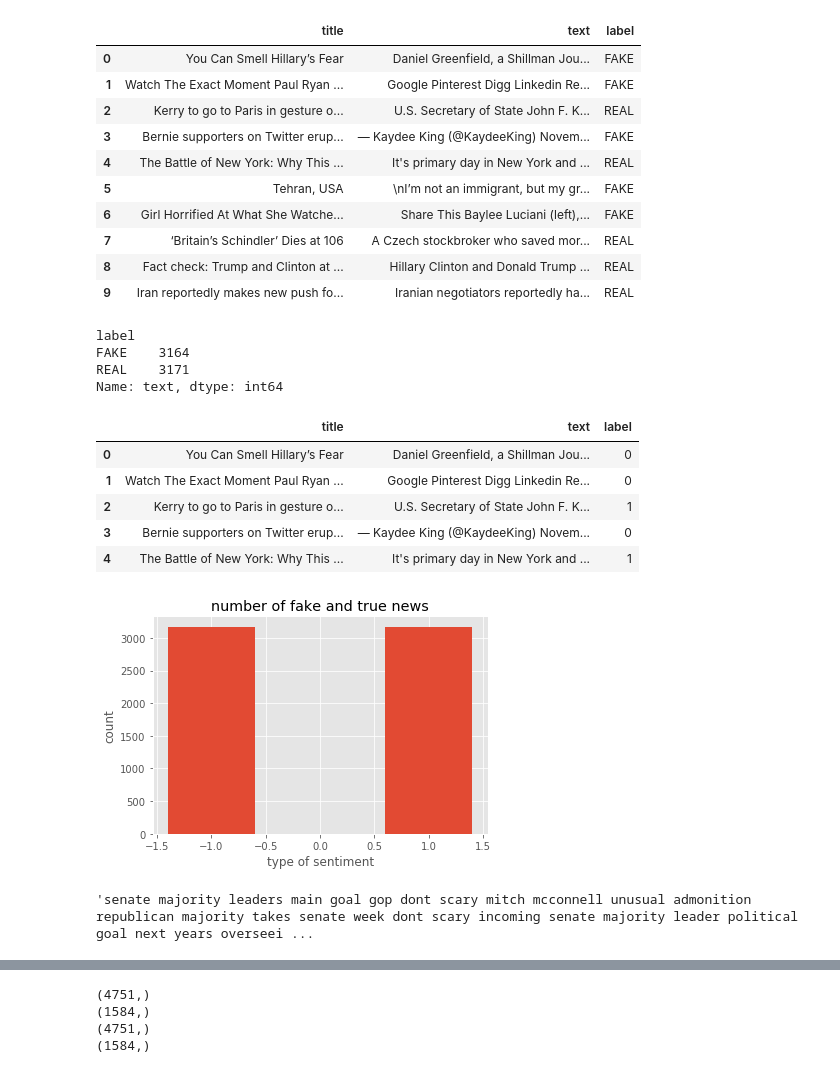
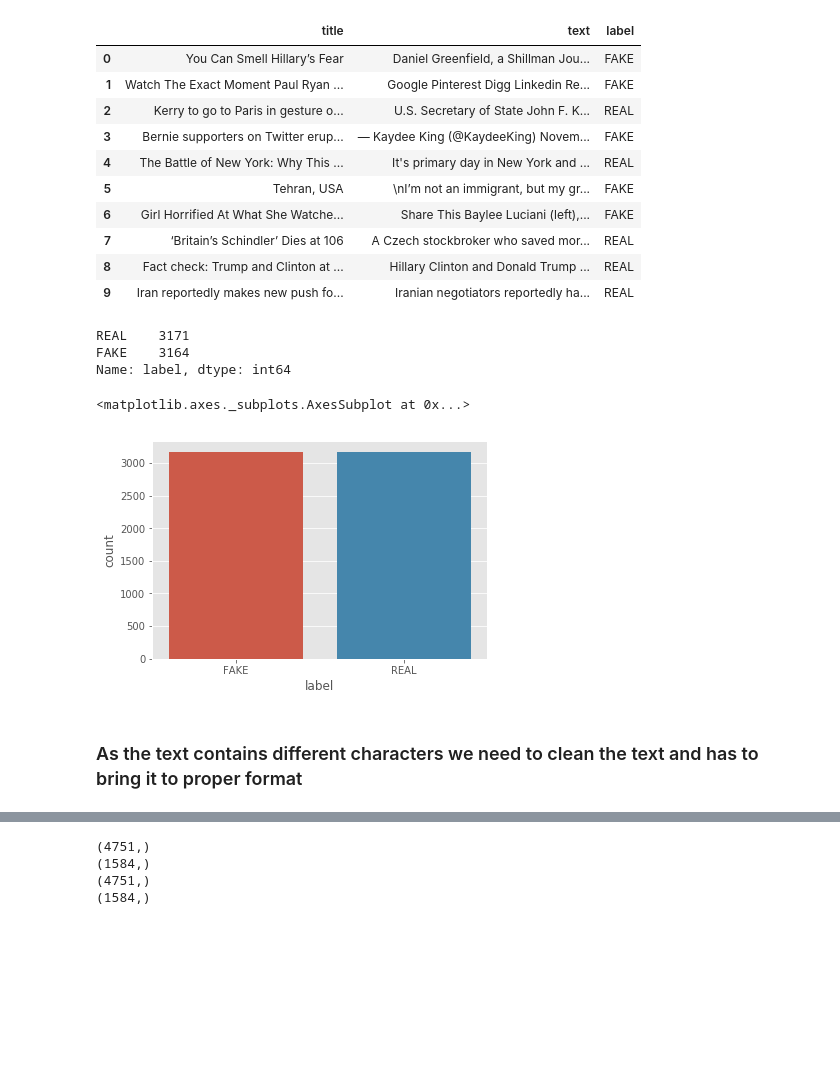
Before and after one commit to aditya-karampudi/Fake-news, a Jupyter notebook: fake_news.ipynb, the cells around one changed output, grey strips where cells are left out. Saved outputs shown, nothing was run; the diff lists cells and outputs as text; code cells hidden in the pictures; blank space fills up the shorter version.

```diff
--- a/fake_news.ipynb
+++ b/fake_news.ipynb
@@ -23,35 +30,16 @@ fake_news.head(10)
 | 7 | ‘Britain’s Schindler’ Dies at 106 | A Czech stockbroker who saved mor... | REAL |
 | 8 | Fact check: Trump and Clinton at ... | Hillary Clinton and Donald Trump ... | REAL |
 | 9 | Iran reportedly makes new push fo... | Iranian negotiators reportedly ha... | REAL |
-# %%
-fake_news.groupby(['label'])['text'].count()
-# %% [output]
-label
-FAKE    3164
-REAL    3171
-Name: text, dtype: int64
-# %%
-fake_news['label'] = fake_news['label'].map({'FAKE': 0, 'REAL': 1})
-fake_news.head()
-# %% [output]
-|  | title | text | label |
-| 0 | You Can Smell Hillary’s Fear | Daniel Greenfield, a Shillman Jou... | 0 |
-| 1 | Watch The Exact Moment Paul Ryan ... | Google Pinterest Digg Linkedin Re... | 0 |
-| 2 | Kerry to go to Paris in gesture o... | U.S. Secretary of State John F. K... | 1 |
-| 3 | Bernie supporters on Twitter erup... | — Kaydee King (@KaydeeKing) Novem... | 0 |
-| 4 | The Battle of New York: Why This ... | It's primary day in New York and ... | 1 |
-# %%
-#creting a bar graph for number of emails in each class
-from matplotlib import pyplot as plt
-x=[-1,1]
-y=[3164, 3171]
-
-plt.bar(x,y)
-plt.xlabel('type of sentiment')
-plt.ylabel('count')
-plt.title('number of fake and true news')
-plt.legend()
-plt.show()
-# %% [output]
-[figure, removed]
+# %%
+print(fake_news.label.value_counts())
+#the count of number of real and fake news
+#this shows that the distribution is almost same and there is no need for under-sampling and over-sampling
+sns.countplot(x="label", data=fake_news)
+#plotting the distribution of y-axis
+# %% [output]
+REAL    3171
+FAKE    3164
+Name: label, dtype: int64
+<matplotlib.axes._subplots.AxesSubplot at 0x...>
+[figure, added]
 # %%
@@ -66,32 +56,3 @@ only_text = pd.DataFrame()
 only_text = df['text']
-# %%
-#removing stopwords
-import re
-from nltk.corpus import stopwords
-stop = stopwords.words('english')
-only_text = only_text.apply(lambda x: ' '.join([word for word in x.split() if word not in (stop)]))
-
-#data cleaning
-#1. it is seen that there are hyperlinks present, so lets remove the hyperlinks
-#also taking only those words which have length less than 15letters and greater than 2 into 'a'
-#p=re.compile(r'\<http.+?\>', re.DOTALL)
-a = []
-b=[]
-new_string = []
-for i in only_text:
-    #b =re.sub(p, '', i)
-    b = ' '.join([w for w in i.split() if len(w)<15])
-    b = ' '.join([w for w in b.split() if len(w)>3])
-    a.append(b)
-
-#creating pandas dataframe and then converting it into panda series
-#removing all the characters except a-z cause we do not need numbers for sentiment analysis
-#removing words am, pm, suriyah krishnan
-only_text_pd = pd.DataFrame({'text':a})
-only_text_se = only_text_pd['text']
-only_text_se= only_text_se.str.replace('[^a-z \n]',"")
-only_text_se = only_text_se.str.replace('fake|real', "")
-
-only_text_se[23] #processed text
-# %% [output]
-'senate majority leaders main goal gop dont scary mitch mcconnell unusual admonition republican majority takes senate week dont scary incoming senate majority leader political goal next years overseei ...
+# %% [markdown]
+### As the text contains different characters we need to clean the text and has to bring it to proper format
```
Also changed, not shown: parts of 24 cells of this notebook.
